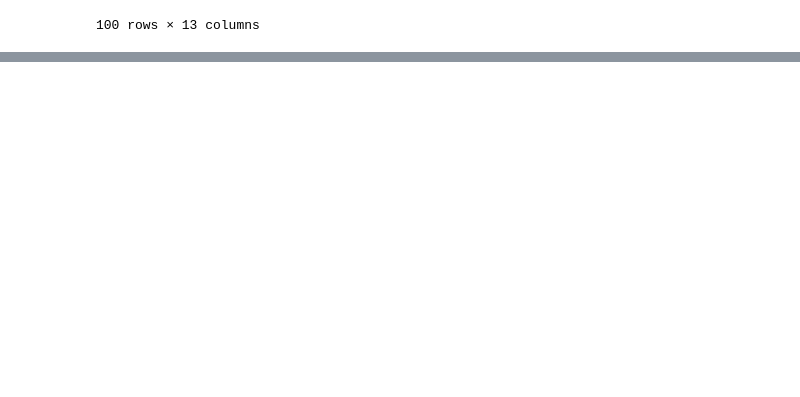
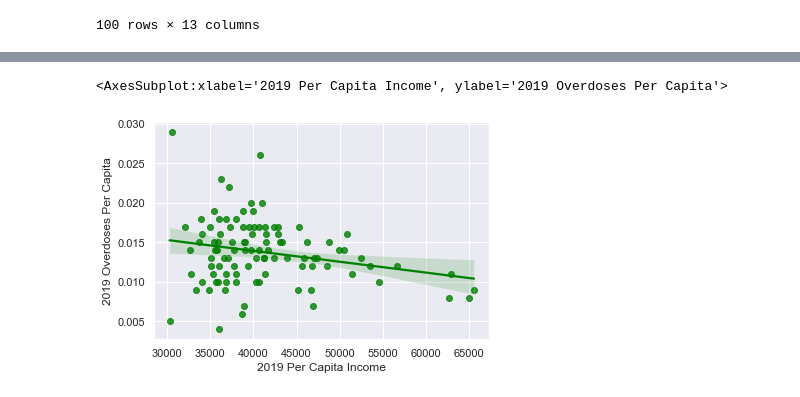
Before and after one commit to ecruz99/income-vs-od-NC, a Jupyter notebook: Project.ipynb, the cells around one changed output, grey strips where cells are left out. Drawn from its saved outputs; the diff is of its cells as text; code cells hidden in the pictures; blank space fills up the shorter version.

Commit message:
added simple graphs

```diff
--- a/Project.ipynb
+++ b/Project.ipynb
@@ -148,3 +148,10 @@ finalData.head(100)
 | 98 | Yadkin | 767 | 544 | 607 | 37328 | 39012 | ... |
 | 99 | Yancey | 227 | 176 | 217 | 36475 | 38011 | ... |
 100 rows × 13 columns
+# %%
+import seaborn as sns
+
+#creating a scatter plot of income vs overdoses per capita for the three years. Instead of using relplot, regplot was used in order
+#to create a best fit line for each graph
+sns.set_theme()
+sns.regplot(x='2018 Per Capita Income', y="2018 Overdoses Per Capita", data=finalData)
@@ -150,0 +161,5 @@ finalData.head(100)
+# %%
+sns.regplot(x='2019 Per Capita Income', y="2019 Overdoses Per Capita", data=finalData, color = 'green')
+# %% [output]
+<AxesSubplot:xlabel='2019 Per Capita Income', ylabel='2019 Overdoses Per Capita'>
+[figure, added]
```
Also changed, not shown: parts of 2 cells of this notebook.
